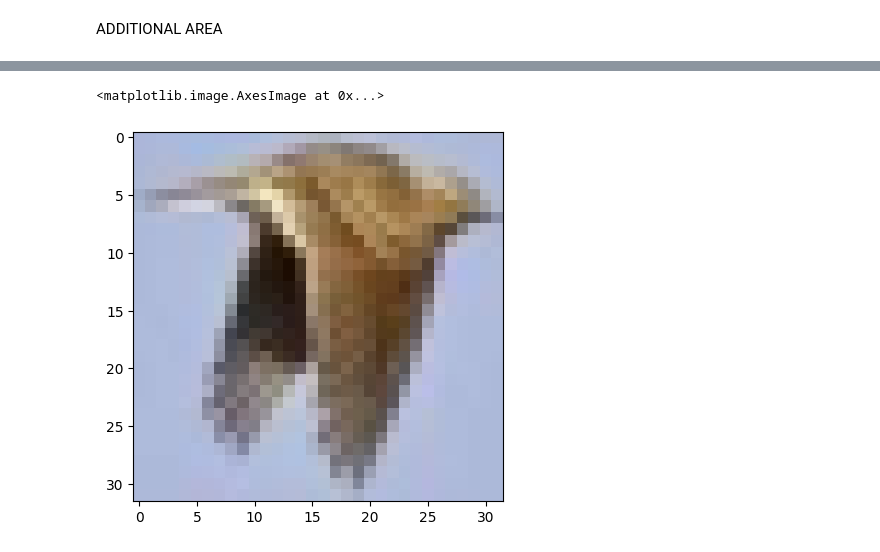
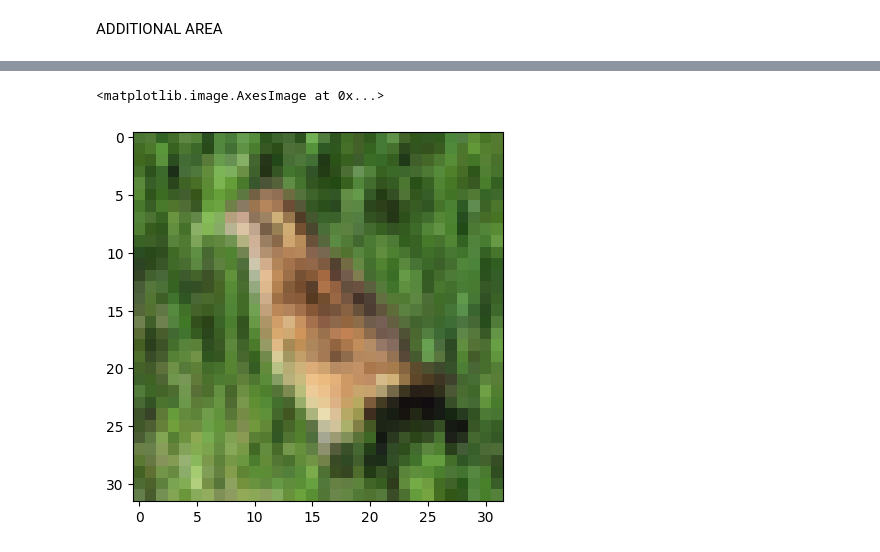
Before and after one commit to JavaOliverLu/python, a Jupyter notebook: AP4062_HW1.ipynb, the cells around one changed output, grey strips where cells are left out. Drawn from its saved outputs; the diff is of its cells as text; code cells hidden in the pictures.

```diff
--- a/AP4062_HW1.ipynb
+++ b/AP4062_HW1.ipynb
@@ -88,8 +90,8 @@ plt.show()
 # %%
-digit = train_images[123]
+digit = train_images[2340]
 import matplotlib.pyplot as plt
 plt.imshow(digit)
 #plt.show(digit)
 # %% [output]
 <matplotlib.image.AxesImage at 0x...>
-[figure, old version]
+[figure, new version]
```
Also changed, not shown: parts of 6 cells of this notebook.
